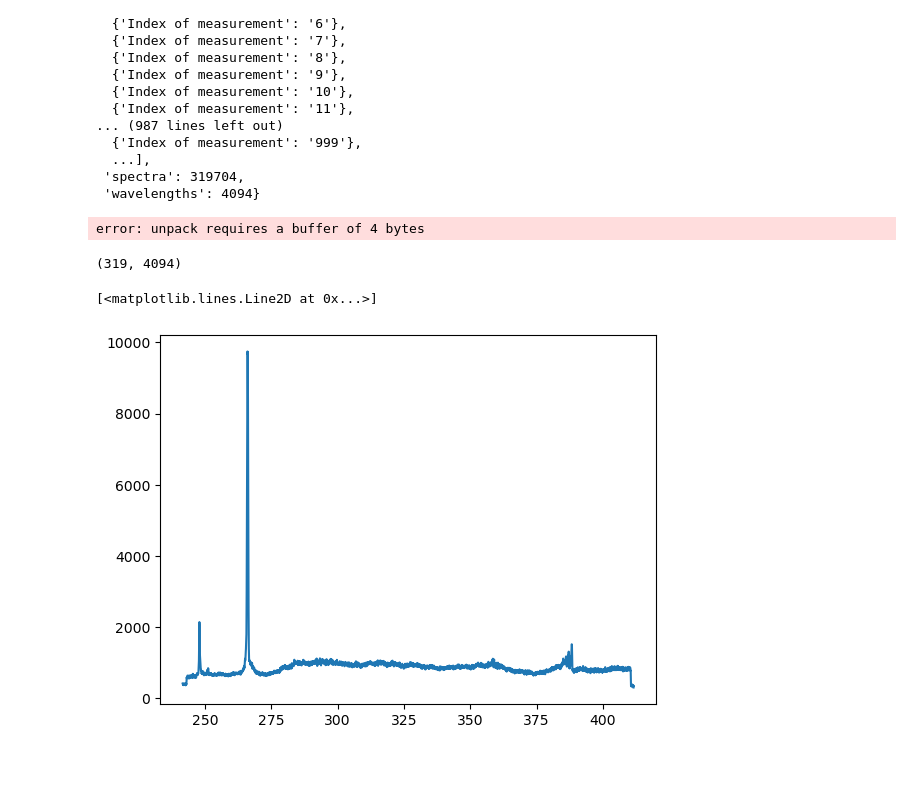
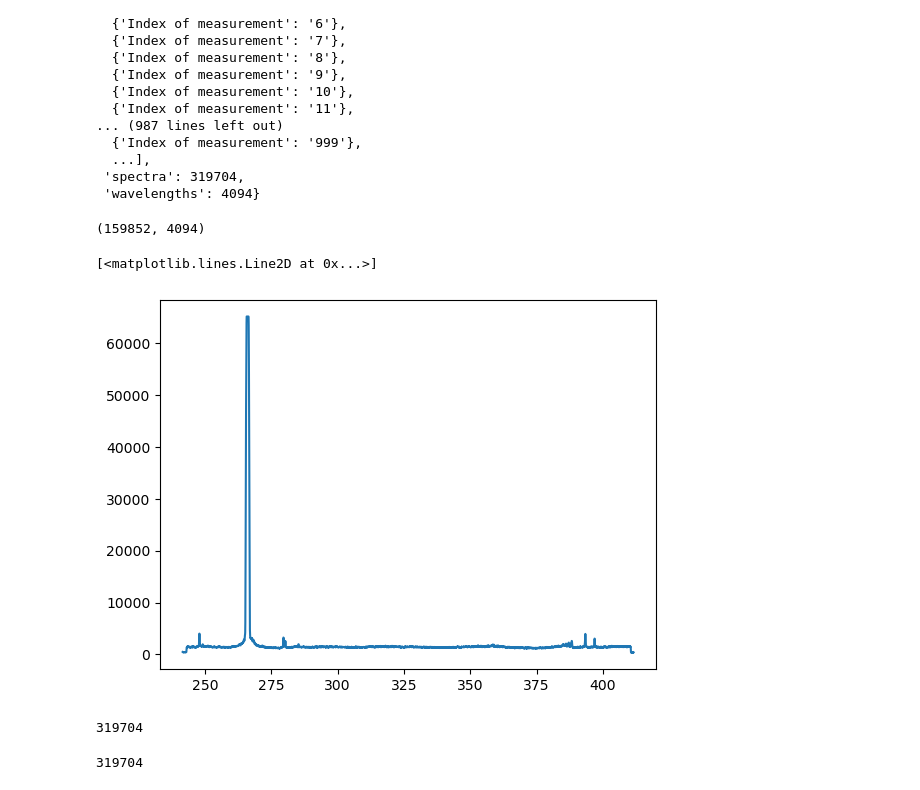
Before and after one commit to ekepes112/libs_segmentation, a Jupyter notebook: notebooks/EXP_randomizedLoading.ipynb, the cells around one changed output. Drawn from its saved outputs; the diff is of its cells as text; code cells hidden in the pictures.

Commit message:
fix(EXP_randomizedLoading.ipynb): fixed indexing in the read number spectrum from batch method

```diff
--- a/notebooks/EXP_randomizedLoading.ipynb
+++ b/notebooks/EXP_randomizedLoading.ipynb
@@ -14,7 +14,7 @@ import struct
 
 import matplotlib.pyplot as plt
 # %%
-log = logging.Logger('default_logger',level=logging.DEBUG)
+debug_log = logging.Logger('default_logger',level=logging.DEBUG)
 # %%
 root = tk.Tk()
 root.withdraw()
@@ -156,6 +156,7 @@ class MapData:
         batch_size (int): Number of spectra from which 1 is randomly sampled
     """
     batch_count = self.metadata.get('spectra') // batch_size
+    debug_log.debug(batch_count)
 
     data = []
     with open(self.file_path,'rb') as source:
@@ -166,19 +167,24 @@ class MapData:
 
       for _ in range(batch_count):
         ndx = randint(0,batch_size)
+        debug_log.debug(f'{ndx}')
+
         source.seek(
-          self.metadata.get('wavelengths') * self.BYTE_SIZE * ndx,
+          self.metadata.get('wavelengths') * self.BYTE_SIZE * (ndx - 1),
           1
         )
+
         for _ in range(self.metadata.get('wavelengths')):
           data.extend(
             struct.unpack(
-              'f',source.read(self.BYTE_SIZE)
+              'f',
+              source.read(self.BYTE_SIZE)
             )
           )
+
         if ndx != batch_size:
           source.seek(
-            self.metadata.get('wavelengths') * self.BYTE_SIZE * (batch_size - ndx),
+            self.metadata.get('wavelengths') * self.BYTE_SIZE * (batch_size - ndx - 1),
             1
           )
 
@@ -224,20 +230,27 @@ map_data = MapData()
 map_data.get_metadata()
 map_data.get_map_dimensions()
 map_data.load_wavelenths()
-# %%
-map_data.load_random_spectrum_from_batch(100)
-# %% [output]
-error: unpack requires a buffer of 4 bytes
+# %%
+debug_log.setLevel(logging.DEBUG)
+map_data.load_random_spectrum_from_batch(2)
 # %%
 map_data.data.shape
 # %% [output]
-(319, 4094)
+(159852, 4094)
 # %%
-map_data.load_batch_of_spectra(100,415)
+# map_data.load_batch_of_spectra(100,415)
 plt.plot(
     map_data.wvl,
-    map_data.data.mean(axis=0)
+    map_data.data.max(axis=0)
 )
 # %% [output]
 [<matplotlib.lines.Line2D at 0x...>]
-[figure, old version]
+[figure, new version]
+# %%
+map_data.metadata.get('spectra')
+# %% [output]
+319704
+# %%
+map_data.map_dimensions[0] * map_data.map_dimensions[1]
+# %% [output]
+319704
```
